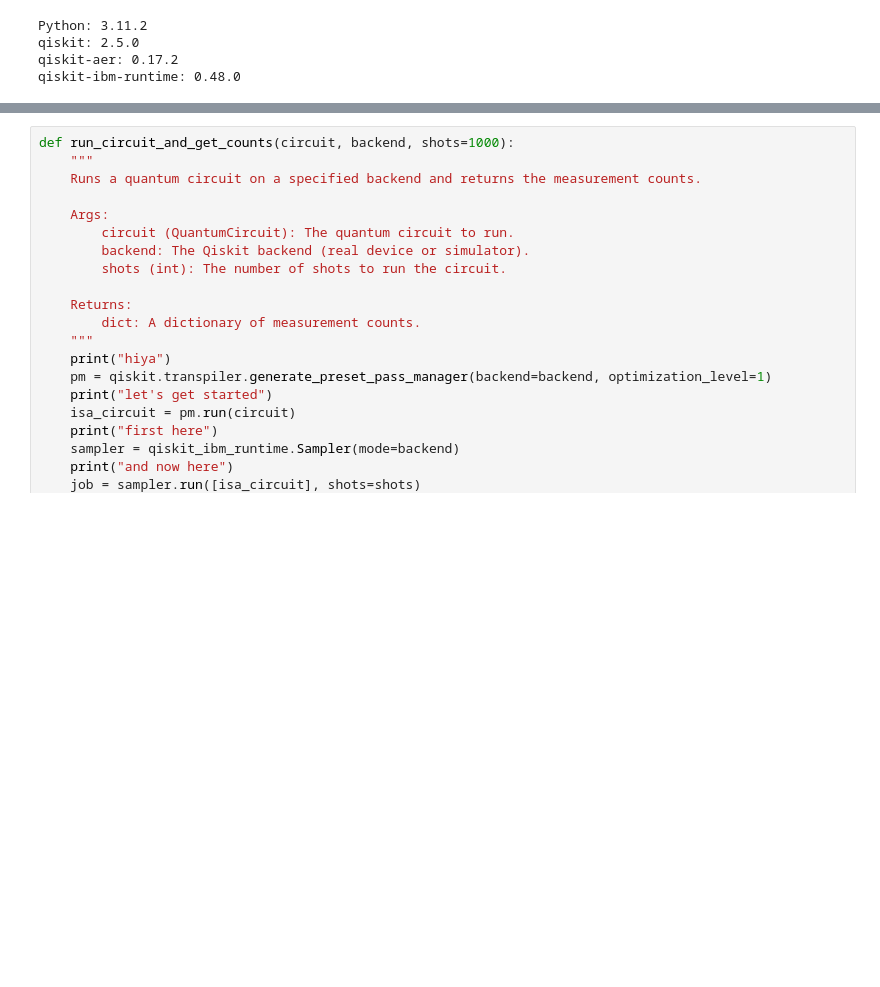
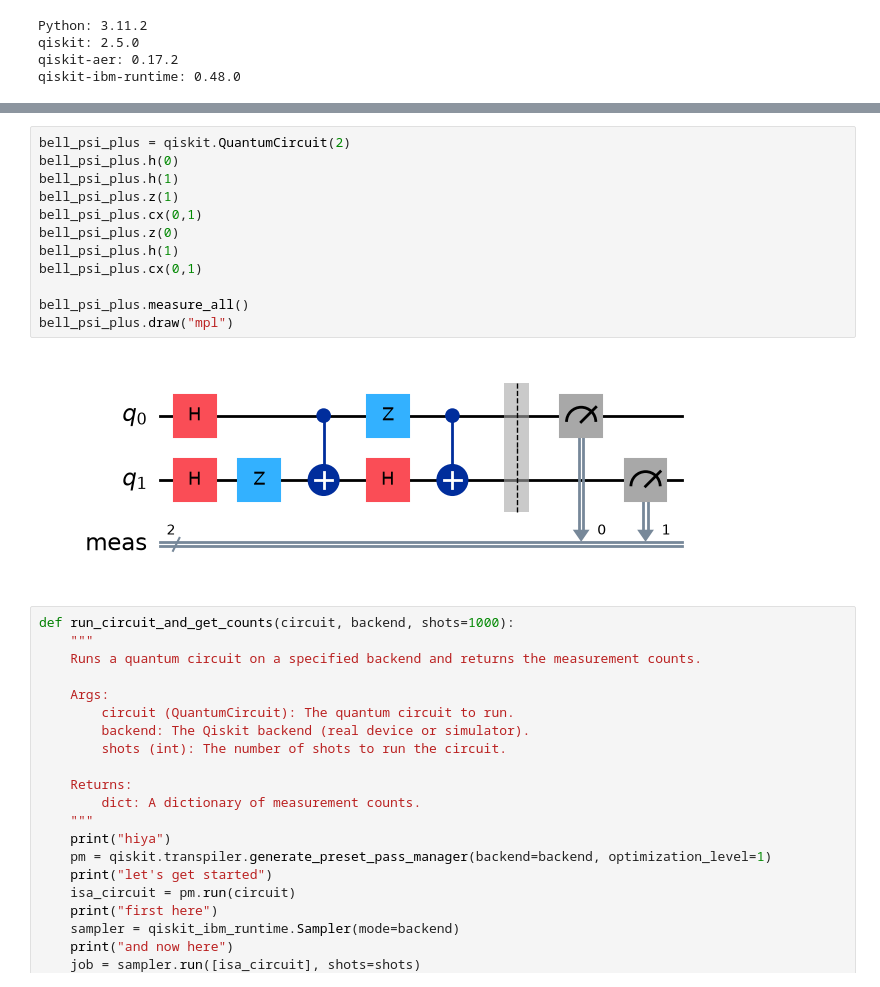
Before and after one commit to witchofthewires/ibm-quantum-notes, a Jupyter notebook: Lesson1.ipynb, the cells around one changed output, grey strips where cells are left out. Saved outputs shown, nothing was run; the diff lists cells and outputs as text; blank space fills up the shorter version.

```diff
--- a/Lesson1.ipynb
+++ b/Lesson1.ipynb
@@ -26,3 +36,17 @@ bell.draw("mpl")
+# %%
+bell_psi_plus = qiskit.QuantumCircuit(2)
+bell_psi_plus.h(0)
+bell_psi_plus.h(1)
+bell_psi_plus.z(1)
+bell_psi_plus.cx(0,1)
+bell_psi_plus.z(0)
+bell_psi_plus.h(1)
+bell_psi_plus.cx(0,1)
+
+bell_psi_plus.measure_all()
+bell_psi_plus.draw("mpl")
+# %% [output]
+[figure, added]
 # %%
 def run_circuit_and_get_counts(circuit, backend, shots=1000):
     """
```
Also changed, not shown: parts of 5 cells of this notebook, 1 other file.
